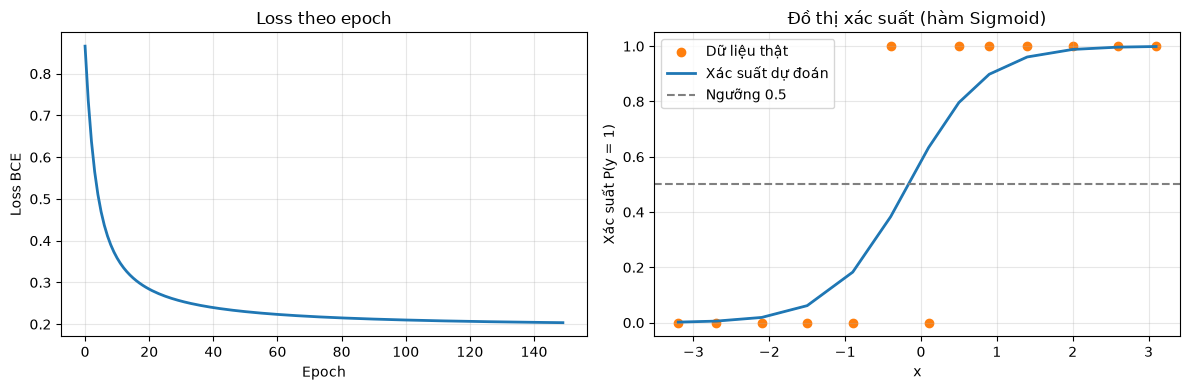
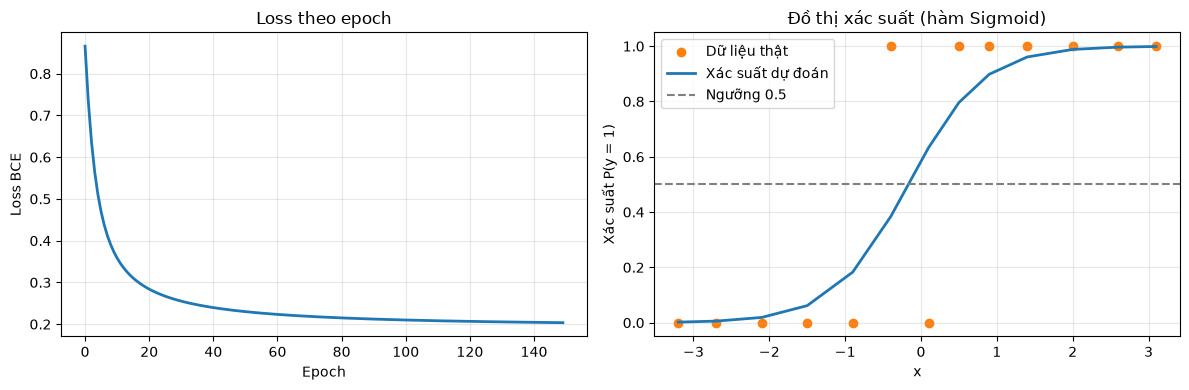
Unified diff of the notebook cell whose output changed from the first chart to the second:
--- before
+++ after
@@ -21,6 +21,4 @@
     axes[1].scatter(x, y_true, color="tab:orange", label="Dữ liệu thật")
     axes[1].plot(x, y_pred_proba, color="tab:blue", linewidth=2, label="Xác suất dự đoán")
-    
-    axes[1].plot(x, y_pred_proba, color="tab:blue", linewidth=1, alpha=0.5)
     axes[1].axhline(y=0.5, color="gray", linestyle="--", label="Ngưỡng 0.5")
 

Commit: Hoan thanh bai tap buoi 1 week 2